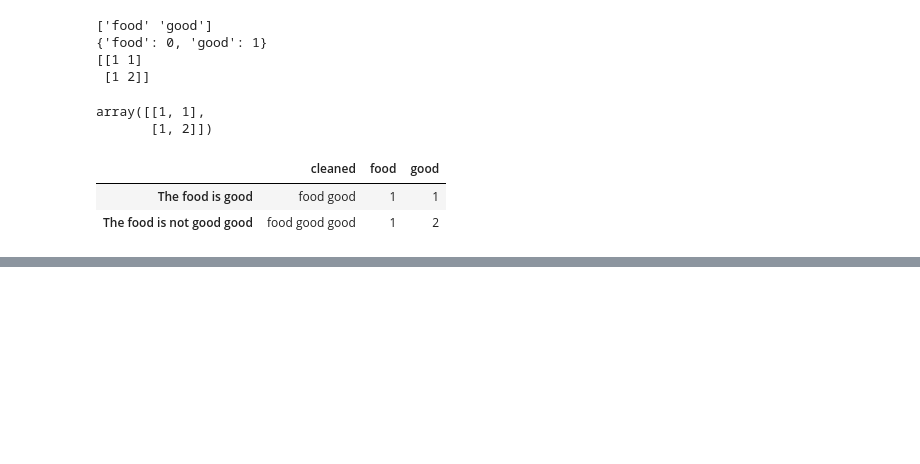
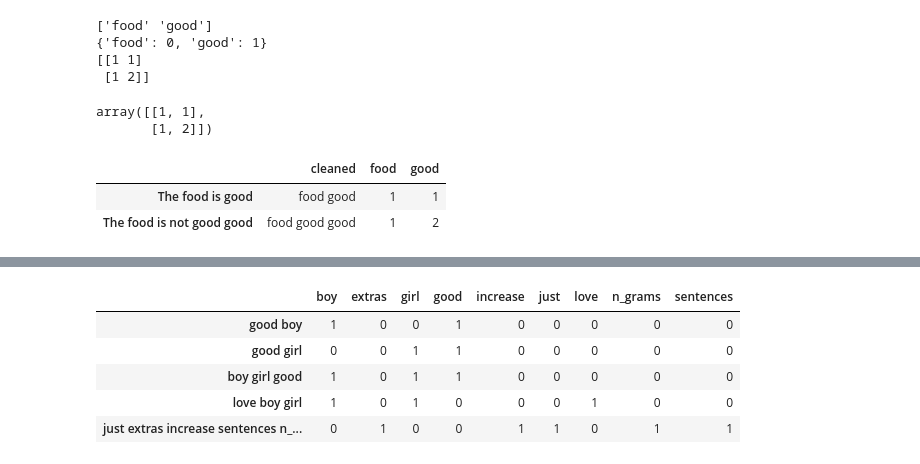
Before and after one commit to Kh3m/gen-ai-training, a Jupyter notebook: NLP/bow/bow_basics.ipynb, the cells around one changed output, grey strips where cells are left out. Drawn from its saved outputs; the diff is of its cells as text; code cells hidden in the pictures; blank space fills up the shorter version.

```diff
--- a/NLP/bow/bow_basics.ipynb
+++ b/NLP/bow/bow_basics.ipynb
@@ -77,0 +145,10 @@ sentences_2
+# %%
+# (1,1) is the default: every feature is a single word — a unigram
+with_n_grams()
+# %% [output]
+|  | boy | extras | girl | good | increase | just | love | n_grams | sentences |
+| good boy | 1 | 0 | 0 | 1 | 0 | 0 | 0 | 0 | 0 |
+| good girl | 0 | 0 | 1 | 1 | 0 | 0 | 0 | 0 | 0 |
+| boy girl good | 1 | 0 | 1 | 1 | 0 | 0 | 0 | 0 | 0 |
+| love boy girl | 1 | 0 | 1 | 0 | 0 | 0 | 1 | 0 | 0 |
+| just extras increase sentences n_... | 0 | 1 | 0 | 0 | 1 | 1 | 0 | 1 | 1 |
```
Also changed, not shown: parts of 12 cells of this notebook, 1 other file.
